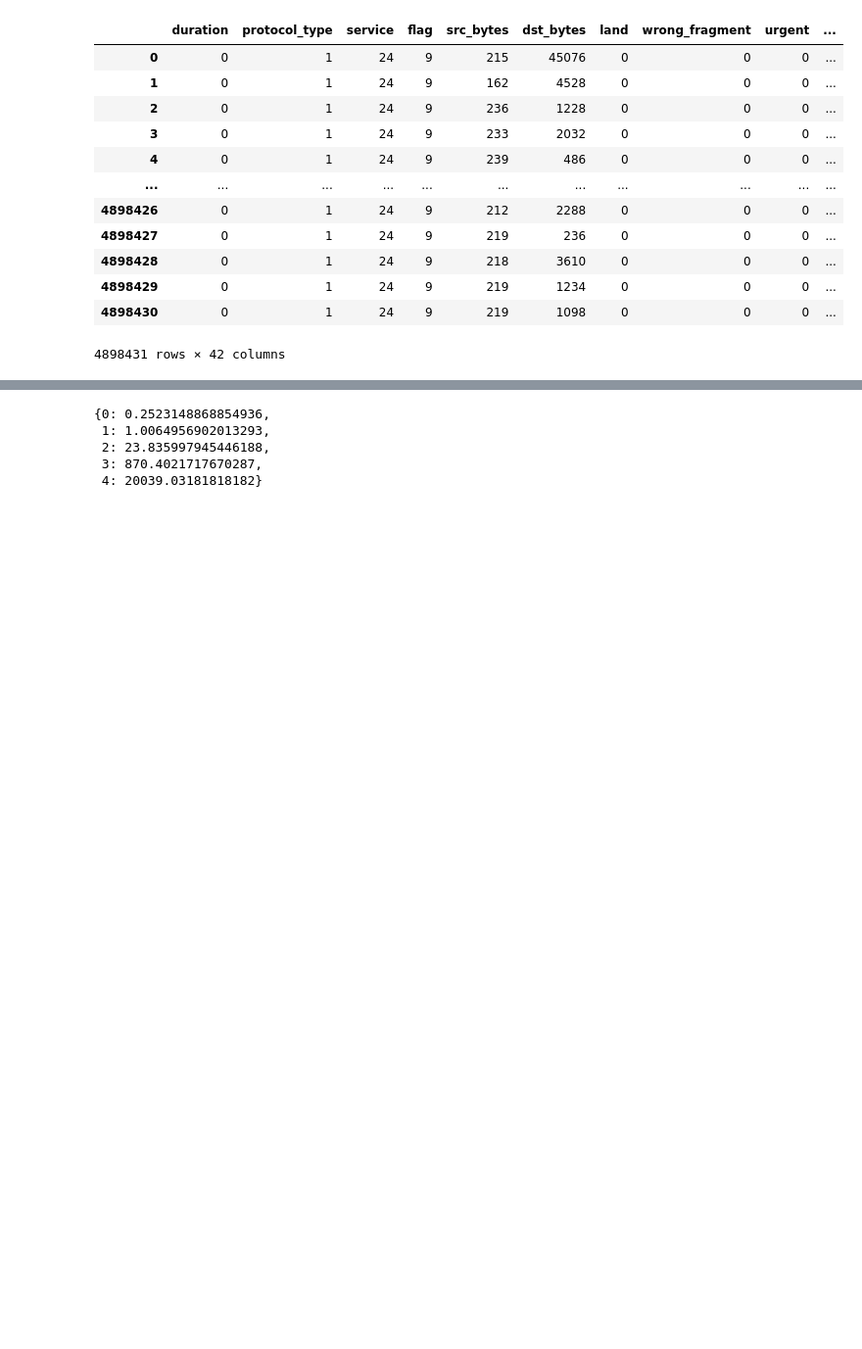
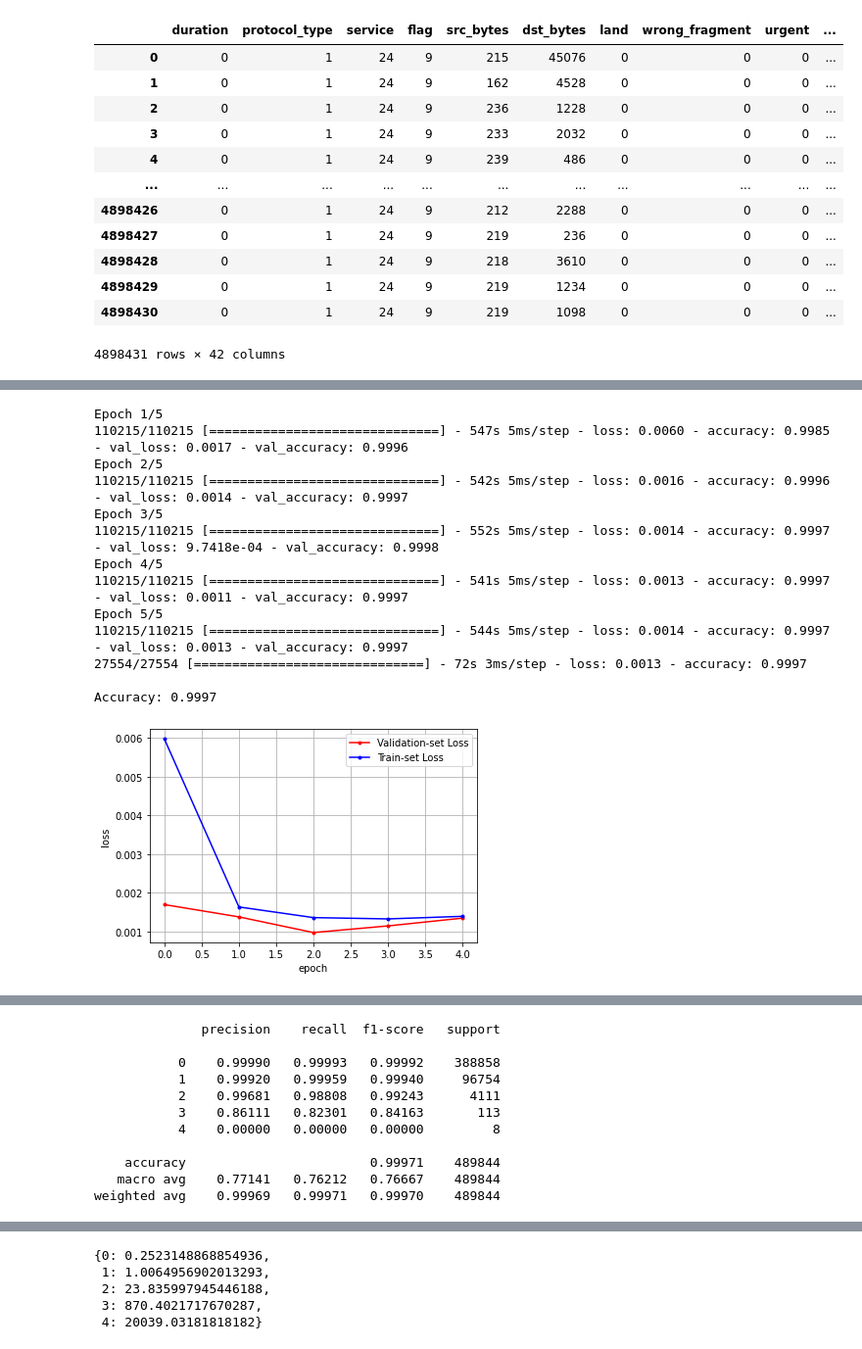
Before and after one commit to Taeseon-Baek/AI_Project, a Jupyter notebook: AI_teamproject_developed.ipynb, the cells around one changed output, grey strips where cells are left out. Shown at 98% size. Drawn from its saved outputs; the diff is of its cells as text; code cells hidden in the pictures; blank space fills up the shorter version.

```diff
--- a/AI_teamproject_developed.ipynb
+++ b/AI_teamproject_developed.ipynb
@@ -308,2 +446,69 @@ print(roc_auc_score(pred,y_test,average="weighted"))
 # %%
 # 1. 하이퍼파라미터 튜닝, 구조 변경
+# %%
+#하이퍼파라미터 튜닝(learning_rate을 0.001로), Dropout layer 추가
+model_name = 'CNN_LSTM_tuning'
+
+cnn = Sequential()
+cnn.add(Convolution1D(64, 3, padding="same",activation="relu",input_shape=(len(x.columns), 1)))
+cnn.add(Convolution1D(64, 3, padding="same", activation="relu"))
+cnn.add(Convolution1D(64, 3, padding="same", activation="relu"))
+cnn.add(MaxPooling1D(pool_size=(2)))
+cnn.add(LSTM(64))
+cnn.add(Dropout(0.1))
+cnn.add(Dense(5, activation="softmax"))
+
+# define optimizer and objective, compile cnn
+opt = Adam(learning_rate=0.001)
+cnn.compile(loss="sparse_categorical_crossentropy", optimizer=opt,metrics=['accuracy'])
+
+# train
+checkpointer = callbacks.ModelCheckpoint(filepath='checkpoint_2-{epoch:02d}.hdf5', verbose=1, save_best_only=True, monitor='val_accuracy',mode='max') #모델 성능에 향상이 있을 때마다 모델 기록
+csv_logger = CSVLogger(os.getcwd()+'/cnntrainanalysis.csv',separator=',', append=False) #log 기록
+history = cnn.fit(X_train, y_train, epochs=5,validation_data=(X_valid, y_valid),callbacks=[checkpointer,csv_logger])
+cnn.save("/content/gdrive/MyDrive/Colab_Notebooks/"+model_name+".hdf5") #학습이 완료된 모델 저장
+
+
+print('\nAccuracy: {:.4f}'.format(cnn.evaluate(X_valid, y_valid)[1])) #validation set으로 예측 성능 평가
+
+
+#loss graph
+
+y_vloss = history.history['val_loss']
+y_loss = history.history['loss']
+
+x_len = np.arange(len(y_loss))
+plt.plot(x_len, y_vloss, marker='.', c='red', label="Validation-set Loss")
+plt.plot(x_len, y_loss, marker='.', c='blue', label="Train-set Loss")
+
+plt.legend(loc='upper right')
+plt.grid()
+plt.xlabel('epoch')
+plt.ylabel('loss')
+plt.show()
+
+'''
+# Test 결과
+y_pred=cnn.predict(X_test)
+y_pred=np.argmax(y_pred,axis=1)
+
+loss, accuracy = cnn.evaluate(X_test, y_test) #정답 set과 모델이 예측한 값을 비교하여 성능 측정
+print("\nLoss: %.2f, Accuracy: %.2f%%" % (loss, accuracy*100))
+print()
+print(metrics.classification_report(y_test, y_pred, digits=5))
+'''
+# %% [output]
+Epoch 1/5
+110215/110215 [==============================] - 547s 5ms/step - loss: 0.0060 - accuracy: 0.9985 - val_loss: 0.0017 - val_accuracy: 0.9996
+Epoch 2/5
+110215/110215 [==============================] - 542s 5ms/step - loss: 0.0016 - accuracy: 0.9996 - val_loss: 0.0014 - val_accuracy: 0.9997
+Epoch 3/5
+110215/110215 [==============================] - 552s 5ms/step - loss: 0.0014 - accuracy: 0.9997 - val_loss: 9.7418e-04 - val_accuracy: 0.9998
+Epoch 4/5
+110215/110215 [==============================] - 541s 5ms/step - loss: 0.0013 - accuracy: 0.9997 - val_loss: 0.0011 - val_accuracy: 0.9997
+Epoch 5/5
+110215/110215 [==============================] - 544s 5ms/step - loss: 0.0014 - accuracy: 0.9997 - val_loss: 0.0013 - val_accuracy: 0.9997
+27554/27554 [==============================] - 72s 3ms/step - loss: 0.0013 - accuracy: 0.9997
+
+Accuracy: 0.9997
+[figure, added]
@@ -309,0 +518,11 @@ print(roc_auc_score(pred,y_test,average="weighted"))
+              precision    recall  f1-score   support
+
+           0    0.99990   0.99993   0.99992    388858
+           1    0.99920   0.99959   0.99940     96754
+           2    0.99681   0.98808   0.99243      4111
+           3    0.86111   0.82301   0.84163       113
+           4    0.00000   0.00000   0.00000         8
+
+    accuracy                        0.99971    489844
+   macro avg    0.77141   0.76212   0.76667    489844
+weighted avg    0.99969   0.99971   0.99970    489844
```
Also changed, not shown: parts of 48 cells of this notebook.
